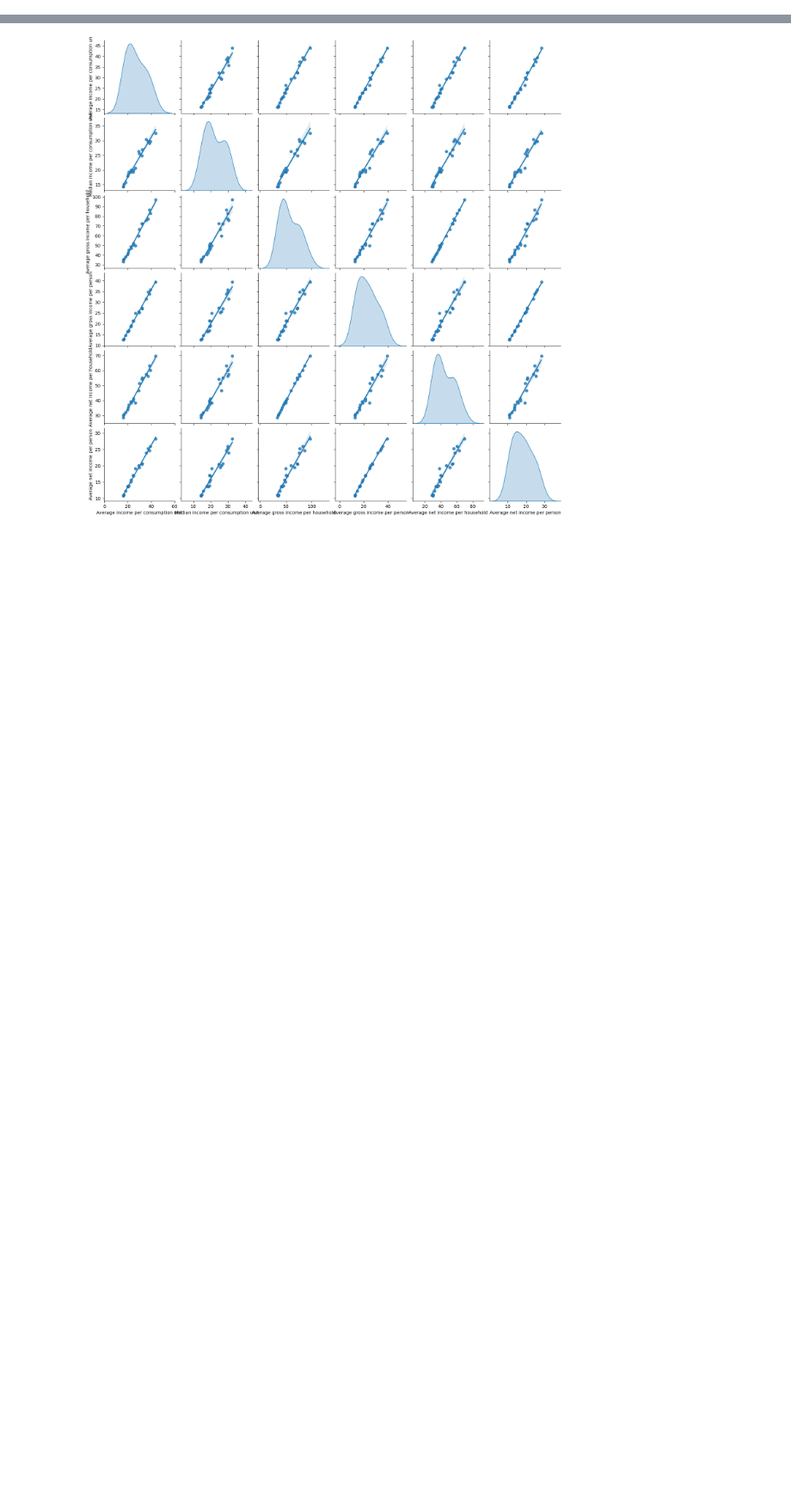
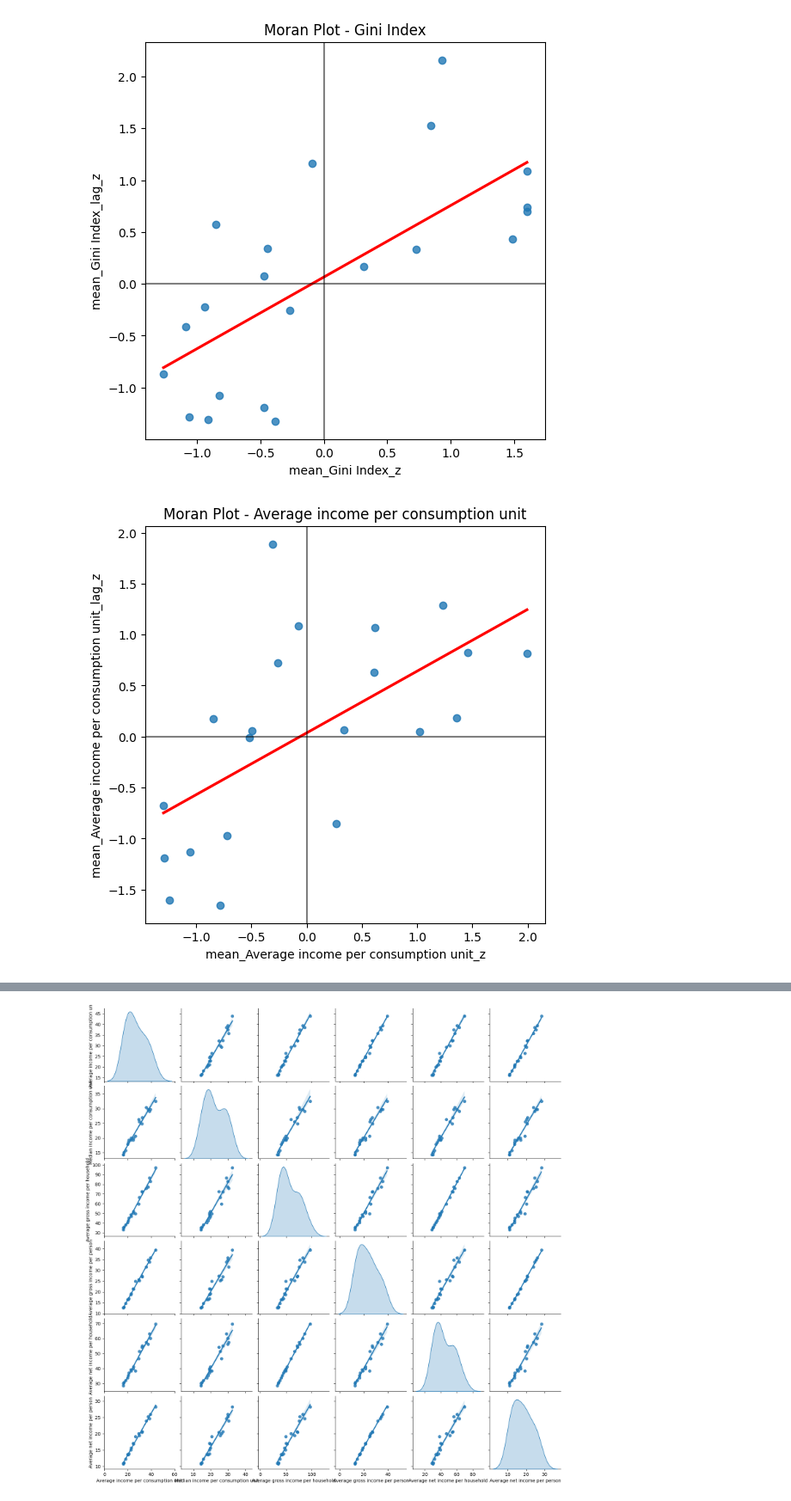
Before and after one commit to carobs9/thesis_project, a Jupyter notebook: segregation_indices/test.ipynb, the cells around one changed output, grey strips where cells are left out. Shown at 86% size. Cells and saved outputs as stored; diff of their text form; code cells hidden in the pictures; blank space fills up the shorter version.

```diff
--- a/segregation_indices/test.ipynb
+++ b/segregation_indices/test.ipynb
@@ -24,0 +28,17 @@ gdf = gdf.reset_index(drop=True) # reset the index to calculate the weights with
+# %%
+for var in cfg.INCOME_VARS_OF_INTEREST:
+    f, ax = plt.subplots(1, figsize=(6, 6))
+    sns.regplot(
+        x=f"mean_{var}_z",
+        y=f"mean_{var}_lag_z",
+        ci=None,
+        data=gdf,
+        line_kws={"color": "r"},
+    )
+
+    ax.axvline(0, c="k", alpha=0.5)
+    ax.axhline(0, c="k", alpha=0.5)
+    ax.set_title(f"Moran Plot - {var}")
+# %% [output]
+[figure, added]
+[figure, added]
```
Also changed, not shown: parts of 2 cells of this notebook, 25 other files.
